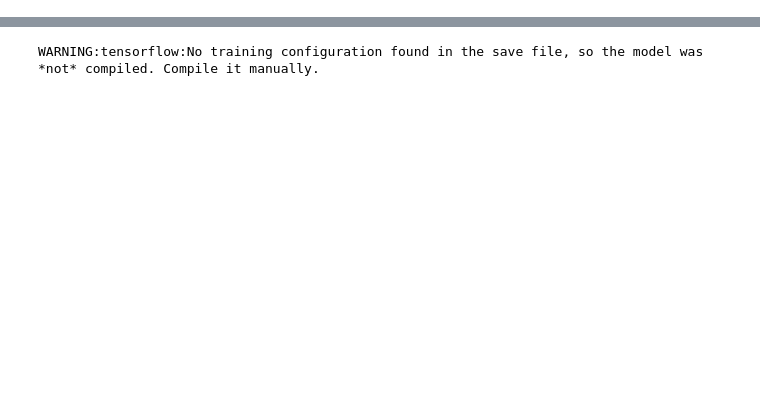
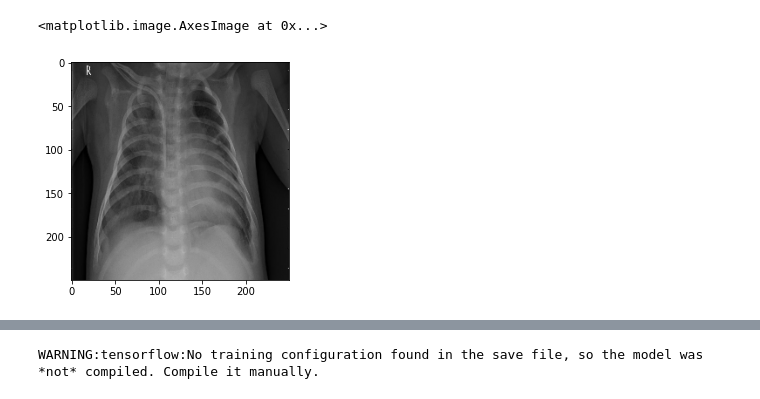
Before and after one commit to Loomer/2022-itc303-team08, a Jupyter notebook: ml_manu.ipynb, the cells around one changed output, grey strips where cells are left out. Cells and saved outputs as stored; diff of their text form; code cells hidden in the pictures; blank space fills up the shorter version.

```diff
--- a/ml_manu.ipynb
+++ b/ml_manu.ipynb
@@ -54,7 +60,11 @@ pypt.imshow(train_set[0])
 # %%
 train_set = np.array(train_set) #Converting training set to numpy array
 train_labels = np.array(train_labels) #Converting training labels to numpy array
 train_set = train_set/255.0 #Dividing by 255.0 to have the values between 0 and 1
+pypt.imshow(train_set[0])
+# %% [output]
+<matplotlib.image.AxesImage at 0x...>
+[figure, added]
 # %%
 #Function for creating the model
 def create_model():
```
Also changed, not shown: parts of 22 cells of this notebook.
